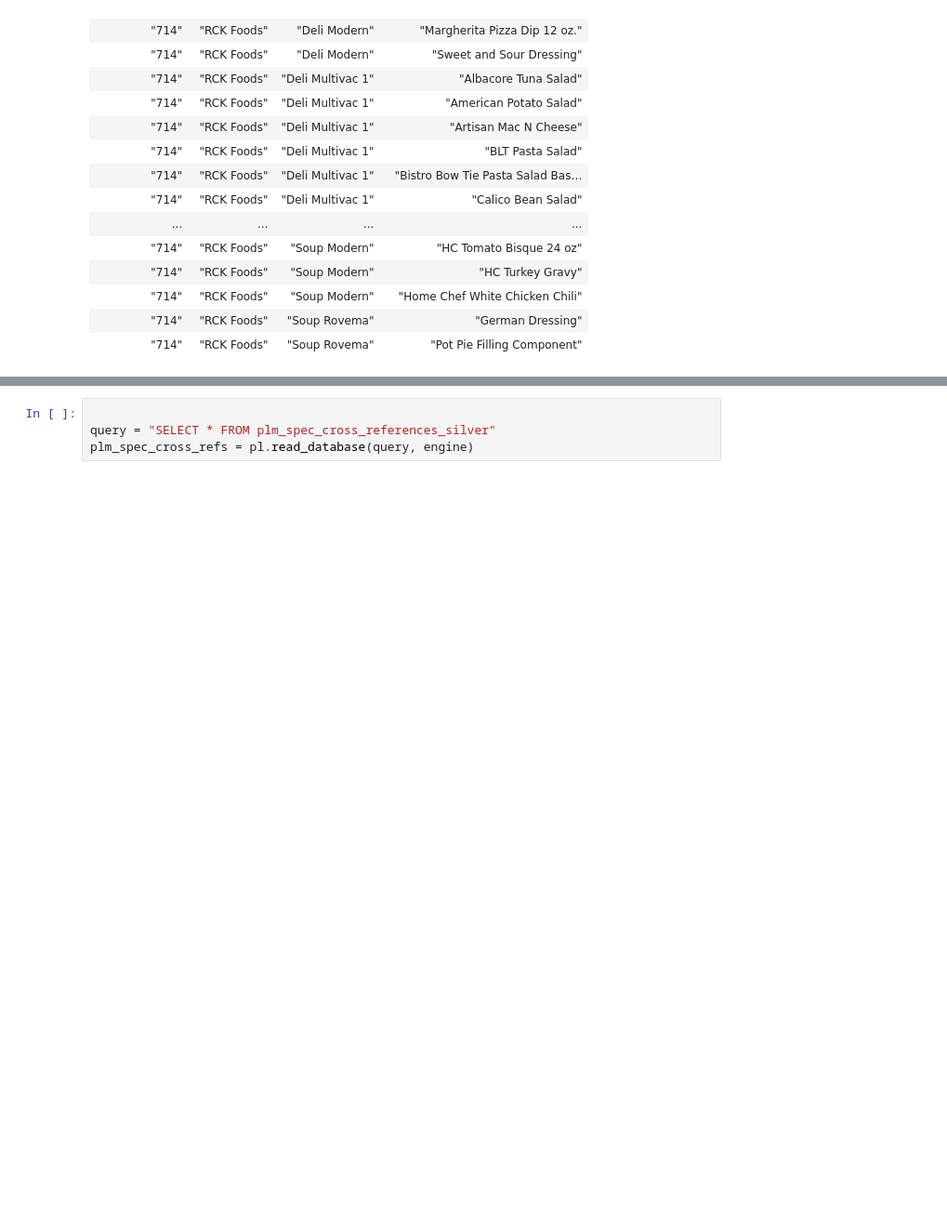
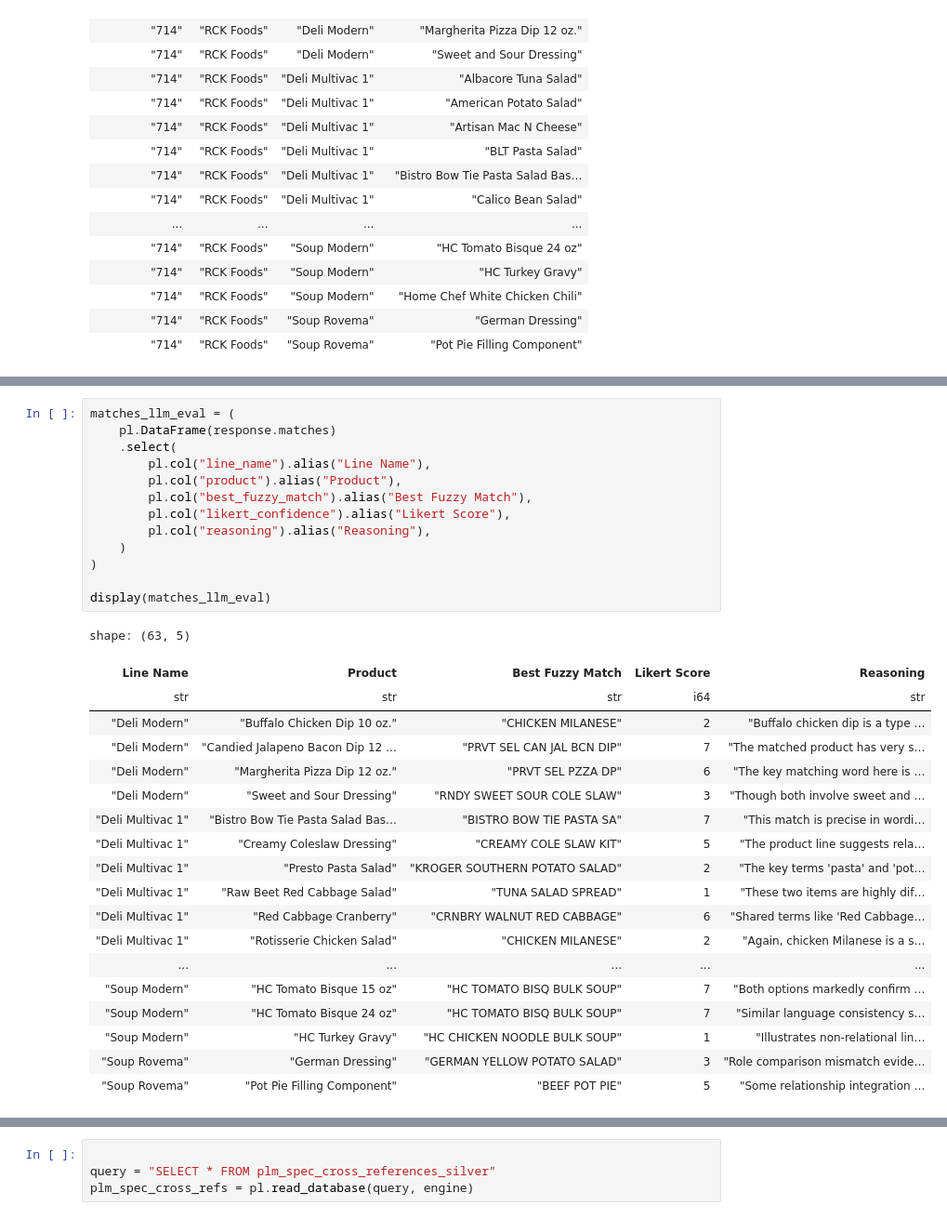
Before and after one commit to 8451LLC/labs-mfg-capabilities, a Jupyter notebook: nbs/prepare_data/join_with_formulations.ipynb, the cells around one changed output, grey strips where cells are left out. Shown at 93% size. Cells and saved outputs as stored; diff of their text form; blank space fills up the shorter version.

```diff
--- a/nbs/prepare_data/join_with_formulations.ipynb
+++ b/nbs/prepare_data/join_with_formulations.ipynb
@@ -171,0 +283,33 @@ shape: (127, 5)
+# %%
+matches_llm_eval = (
+    pl.DataFrame(response.matches)
+    .select(
+        pl.col("line_name").alias("Line Name"),
+        pl.col("product").alias("Product"),
+        pl.col("best_fuzzy_match").alias("Best Fuzzy Match"),
+        pl.col("likert_confidence").alias("Likert Score"),
+        pl.col("reasoning").alias("Reasoning"),
+    )
+)
+
+display(matches_llm_eval)
+# %% [output]
+shape: (63, 5)
+| Line Name | Product | Best Fuzzy Match | Likert Score | Reasoning |
+| str | str | str | i64 | str |
+| "Deli Modern" | "Buffalo Chicken Dip 10 oz." | "CHICKEN MILANESE" | 2 | "Buffalo chicken dip is a type … |
+| "Deli Modern" | "Candied Jalapeno Bacon Dip 12 … | "PRVT SEL CAN JAL BCN DIP" | 7 | "The matched product has very s… |
+| "Deli Modern" | "Margherita Pizza Dip 12 oz." | "PRVT SEL PZZA DP" | 6 | "The key matching word here is … |
+| "Deli Modern" | "Sweet and Sour Dressing" | "RNDY SWEET SOUR COLE SLAW" | 3 | "Though both involve sweet and … |
+| "Deli Multivac 1" | "Bistro Bow Tie Pasta Salad Bas… | "BISTRO BOW TIE PASTA SA" | 7 | "This match is precise in wordi… |
+| "Deli Multivac 1" | "Creamy Coleslaw Dressing" | "CREAMY COLE SLAW KIT" | 5 | "The product line suggests rela… |
+| "Deli Multivac 1" | "Presto Pasta Salad" | "KROGER SOUTHERN POTATO SALAD" | 2 | "The key terms 'pasta' and 'pot… |
+| "Deli Multivac 1" | "Raw Beet Red Cabbage Salad" | "TUNA SALAD SPREAD" | 1 | "These two items are highly dif… |
+| "Deli Multivac 1" | "Red Cabbage Cranberry" | "CRNBRY WALNUT RED CABBAGE" | 6 | "Shared terms like 'Red Cabbage… |
+| "Deli Multivac 1" | "Rotisserie Chicken Salad" | "CHICKEN MILANESE" | 2 | "Again, chicken Milanese is a s… |
+| ... | ... | ... | ... | ... |
+| "Soup Modern" | "HC Tomato Bisque 15 oz" | "HC TOMATO BISQ BULK SOUP" | 7 | "Both options markedly confirm … |
+| "Soup Modern" | "HC Tomato Bisque 24 oz" | "HC TOMATO BISQ BULK SOUP" | 7 | "Similar language consistency s… |
+| "Soup Modern" | "HC Turkey Gravy" | "HC CHICKEN NOODLE BULK SOUP" | 1 | "Illustrates non-relational lin… |
+| "Soup Rovema" | "German Dressing" | "GERMAN YELLOW POTATO SALAD" | 3 | "Role comparison mismatch evide… |
+| "Soup Rovema" | "Pot Pie Filling Component" | "BEEF POT PIE" | 5 | "Some relationship integration … |
```
Also changed, not shown: parts of 8 cells of this notebook, 1 other file.
